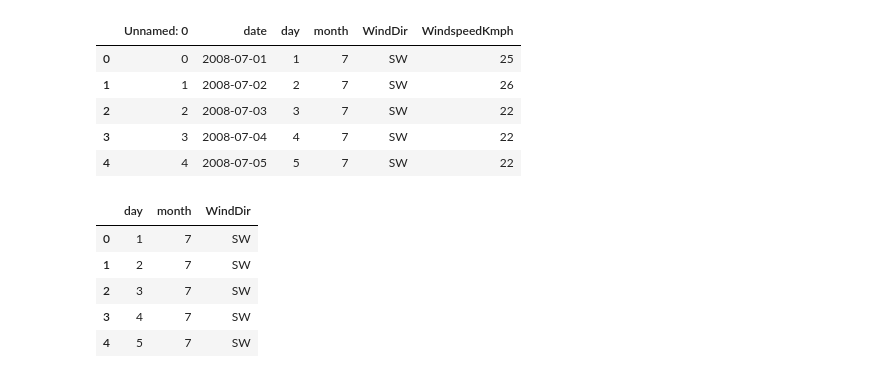
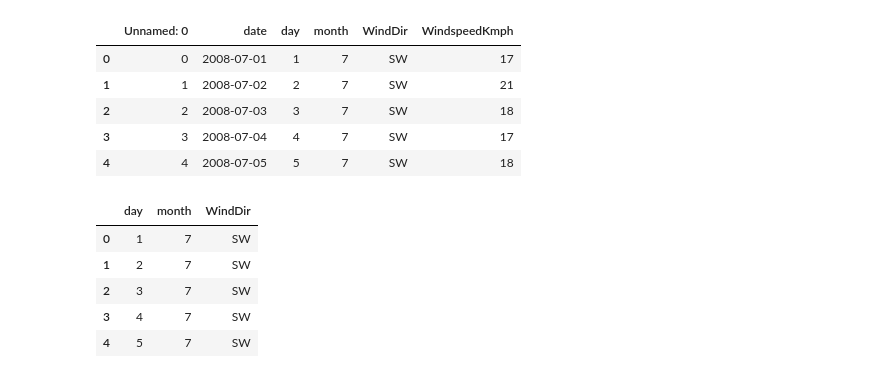
Before and after one commit to chetan-ade/FYP, a Jupyter notebook: mlModels/WindDir_NN.ipynb, the cells around one changed output. Saved outputs shown, nothing was run; the diff lists cells and outputs as text; code cells hidden in the pictures.

```diff
--- a/mlModels/WindDir_NN.ipynb
+++ b/mlModels/WindDir_NN.ipynb
@@ -15,13 +13,15 @@ ModuleNotFoundError: No module named 'tensorflow'
-# %%
-df = pd.read_csv('gdrive/My Drive/tarapur_preprocessed.csv')
-df.head()
-# %% [output]
-|  | Unnamed: 0 | date | day | month | WindDir | WindspeedKmph |
-| 0 | 0 | 2008-07-01 | 1 | 7 | SW | 25 |
-| 1 | 1 | 2008-07-02 | 2 | 7 | SW | 26 |
-| 2 | 2 | 2008-07-03 | 3 | 7 | SW | 22 |
-| 3 | 3 | 2008-07-04 | 4 | 7 | SW | 22 |
-| 4 | 4 | 2008-07-05 | 5 | 7 | SW | 22 |
+# %%
+location = '21.238611,73.350000'
+filename = location+"_preprocessed.csv"
+df = pd.read_csv(filename)
+df.head()
+# %% [output]
+|  | Unnamed: 0 | date | day | month | WindDir | WindspeedKmph |
+| 0 | 0 | 2008-07-01 | 1 | 7 | SW | 17 |
+| 1 | 1 | 2008-07-02 | 2 | 7 | SW | 21 |
+| 2 | 2 | 2008-07-03 | 3 | 7 | SW | 18 |
+| 3 | 3 | 2008-07-04 | 4 | 7 | SW | 17 |
+| 4 | 4 | 2008-07-05 | 5 | 7 | SW | 18 |
 # %%
 data = pd.DataFrame(
     columns=['day', 'month', 'WindDir']
```
Also changed, not shown: parts of 14 cells of this notebook, 3 other files.
